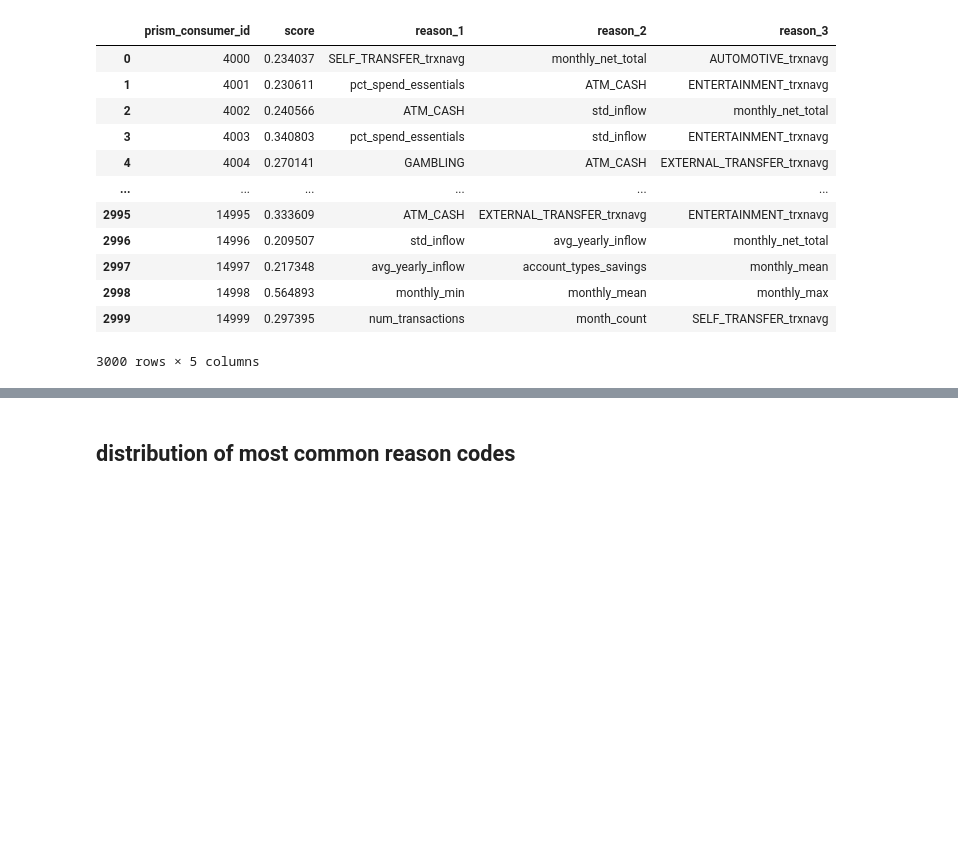
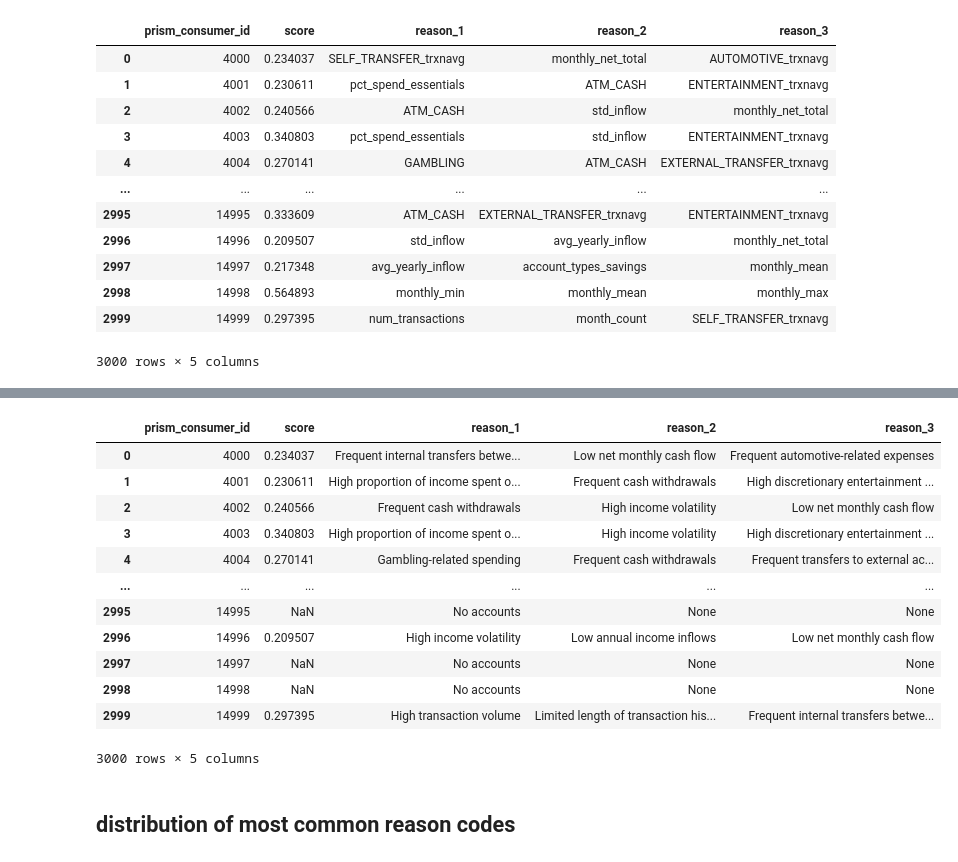
Before and after one commit to elliekwang/DSC180A_B01_2, a Jupyter notebook: notebooks/ellie_w8.ipynb, the cells around one changed output, grey strips where cells are left out. Saved outputs shown, nothing was run; the diff lists cells and outputs as text; code cells hidden in the pictures; blank space fills up the shorter version.

```diff
--- a/notebooks/ellie_w8.ipynb
+++ b/notebooks/ellie_w8.ipynb
@@ -2800 +3073,21 @@ holdout_df
+# %%
+holdout_df = holdout_df.drop(columns=["exclusion_reason"], errors="ignore")
+# %%
+holdout_df = holdout_df.drop(columns=["excluded"], errors="ignore")
+# %%
+holdout_df
+# %% [output]
+|  | prism_consumer_id | score | reason_1 | reason_2 | reason_3 |
+| 0 | 4000 | 0.234037 | Frequent internal transfers betwe... | Low net monthly cash flow | Frequent automotive-related expenses |
+| 1 | 4001 | 0.230611 | High proportion of income spent o... | Frequent cash withdrawals | High discretionary entertainment ... |
+| 2 | 4002 | 0.240566 | Frequent cash withdrawals | High income volatility | Low net monthly cash flow |
+| 3 | 4003 | 0.340803 | High proportion of income spent o... | High income volatility | High discretionary entertainment ... |
+| 4 | 4004 | 0.270141 | Gambling-related spending | Frequent cash withdrawals | Frequent transfers to external ac... |
+| ... | ... | ... | ... | ... | ... |
+| 2995 | 14995 | NaN | No accounts | None | None |
+| 2996 | 14996 | 0.209507 | High income volatility | Low annual income inflows | Low net monthly cash flow |
+| 2997 | 14997 | NaN | No accounts | None | None |
+| 2998 | 14998 | NaN | No accounts | None | None |
+| 2999 | 14999 | 0.297395 | High transaction volume | Limited length of transaction his... | Frequent internal transfers betwe... |
+3000 rows × 5 columns
 # %%
```
Also changed, not shown: parts of 25 cells of this notebook.
